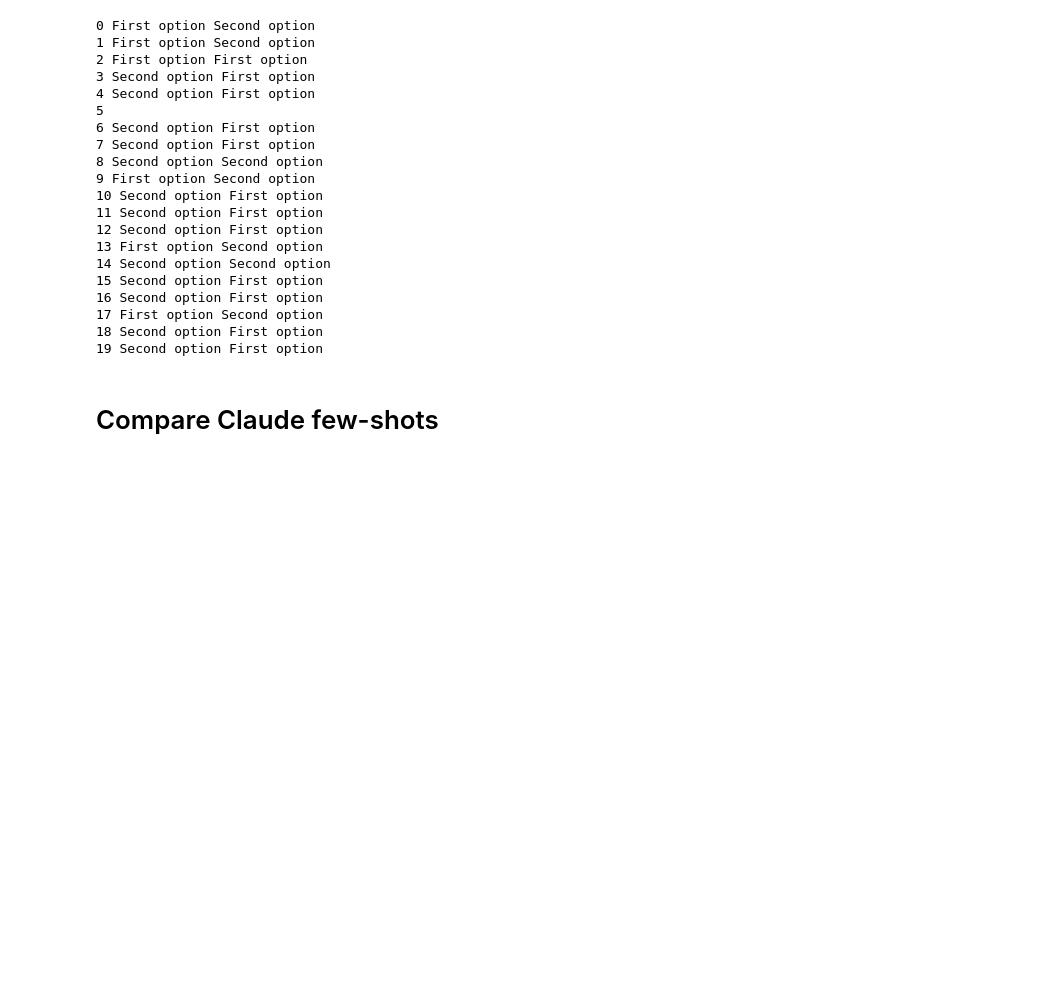
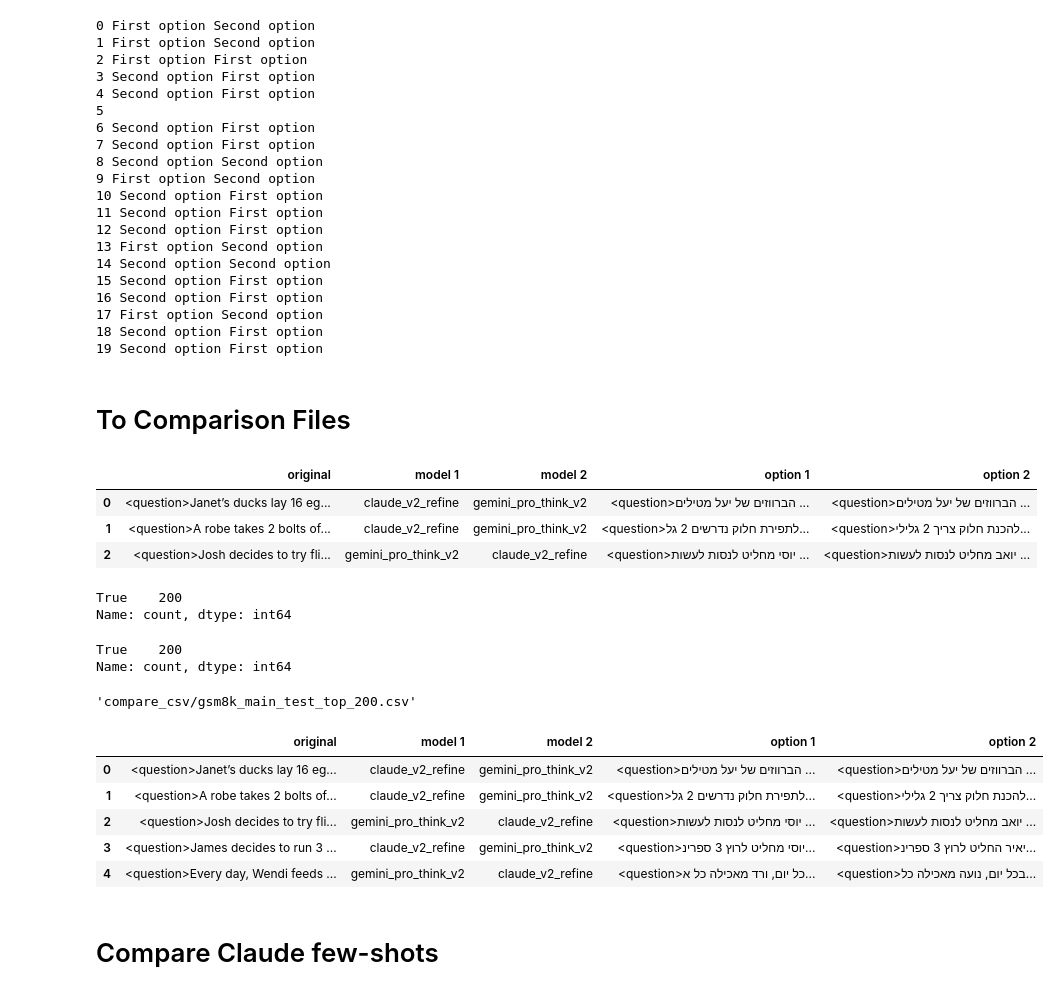
Before and after one commit to sarelWeinberger/qwen-hebrew-finetuning, a Jupyter notebook: translation/compare_translations.ipynb, the cells around one changed output. Saved outputs shown, nothing was run; the diff lists cells and outputs as text; code cells hidden in the pictures; blank space fills up the shorter version.

```diff
--- a/translation/compare_translations.ipynb
+++ b/translation/compare_translations.ipynb
@@ -266,3 +238,60 @@ for i in range(20):
 pd.Series([i[0][0] for i in lst]).value_counts()
 # %%
 pd.Series([i[1][0] for i in lst]).value_counts()
+# %% [markdown]
+# To Comparison Files
+# %%
+compare_a = 'claude_v2_refine'
+compare_b = 'gemini_pro_think_v2'
+new_df = df[['original']].copy()
+options = np.array([compare_a, compare_b])
+first_is = np.random.choice([0, 1], size=new_df.shape[0], replace=True)
+second_is = ~first_is
+first_is = options[first_is]
+second_is = options[second_is]
+
+new_df['model 1'] = first_is
+new_df['model 2'] = second_is
+
+new_df['option 1'] = df.head(new_df.shape[0]).apply(lambda x: x[first_is[x.name]], axis=1)
+new_df['option 2'] = df.head(new_df.shape[0]).apply(lambda x: x[second_is[x.name]], axis=1)
+
+new_df.head(3)
+# %% [output]
+|  | original | model 1 | model 2 | option 1 | option 2 |
+| 0 | <question>Janet’s ducks lay 16 eg... | claude_v2_refine | gemini_pro_think_v2 | <question>הברווזים של יעל מטילים ... | <question>הברווזים של יעל מטילים ... |
+| 1 | <question>A robe takes 2 bolts of... | claude_v2_refine | gemini_pro_think_v2 | <question>לתפירת חלוק נדרשים 2 גל... | <question>להכנת חלוק צריך 2 גלילי... |
+| 2 | <question>Josh decides to try fli... | gemini_pro_think_v2 | claude_v2_refine | <question>יוסי מחליט לנסות לעשות ... | <question>יואב מחליט לנסות לעשות ... |
+# %%
+def right_1(x):
+    if x['model 1'] == compare_a:
+        return x['option 1']
+    else:
+        return x['option 2']
+
+def right_2(x):
+    if x['model 1'] == compare_b:
+        return x['option 1']
+    else:
+        return x['option 2']
+
+display((new_df.apply(right_1, axis=1) == df[compare_a]).value_counts())
+display((new_df.apply(right_2, axis=1) == df[compare_b]).value_counts())
+# %% [output]
+True    200
+Name: count, dtype: int64
+True    200
+Name: count, dtype: int64
+# %%
+file_name
+# %% [output]
+'compare_csv/gsm8k_main_test_top_200.csv'
+# %%
+new_df.head()
+# %% [output]
+|  | original | model 1 | model 2 | option 1 | option 2 |
+| 0 | <question>Janet’s ducks lay 16 eg... | claude_v2_refine | gemini_pro_think_v2 | <question>הברווזים של יעל מטילים ... | <question>הברווזים של יעל מטילים ... |
+| 1 | <question>A robe takes 2 bolts of... | claude_v2_refine | gemini_pro_think_v2 | <question>לתפירת חלוק נדרשים 2 גל... | <question>להכנת חלוק צריך 2 גלילי... |
+| 2 | <question>Josh decides to try fli... | gemini_pro_think_v2 | claude_v2_refine | <question>יוסי מחליט לנסות לעשות ... | <question>יואב מחליט לנסות לעשות ... |
+| 3 | <question>James decides to run 3 ... | claude_v2_refine | gemini_pro_think_v2 | <question>יוסי מחליט לרוץ 3 ספרינ... | <question>יאיר החליט לרוץ 3 ספרינ... |
+| 4 | <question>Every day, Wendi feeds ... | gemini_pro_think_v2 | claude_v2_refine | <question>כל יום, ורד מאכילה כל א... | <question>בכל יום, נועה מאכילה כל... |
```
Also changed, not shown: parts of 13 cells of this notebook, 15 other files.
